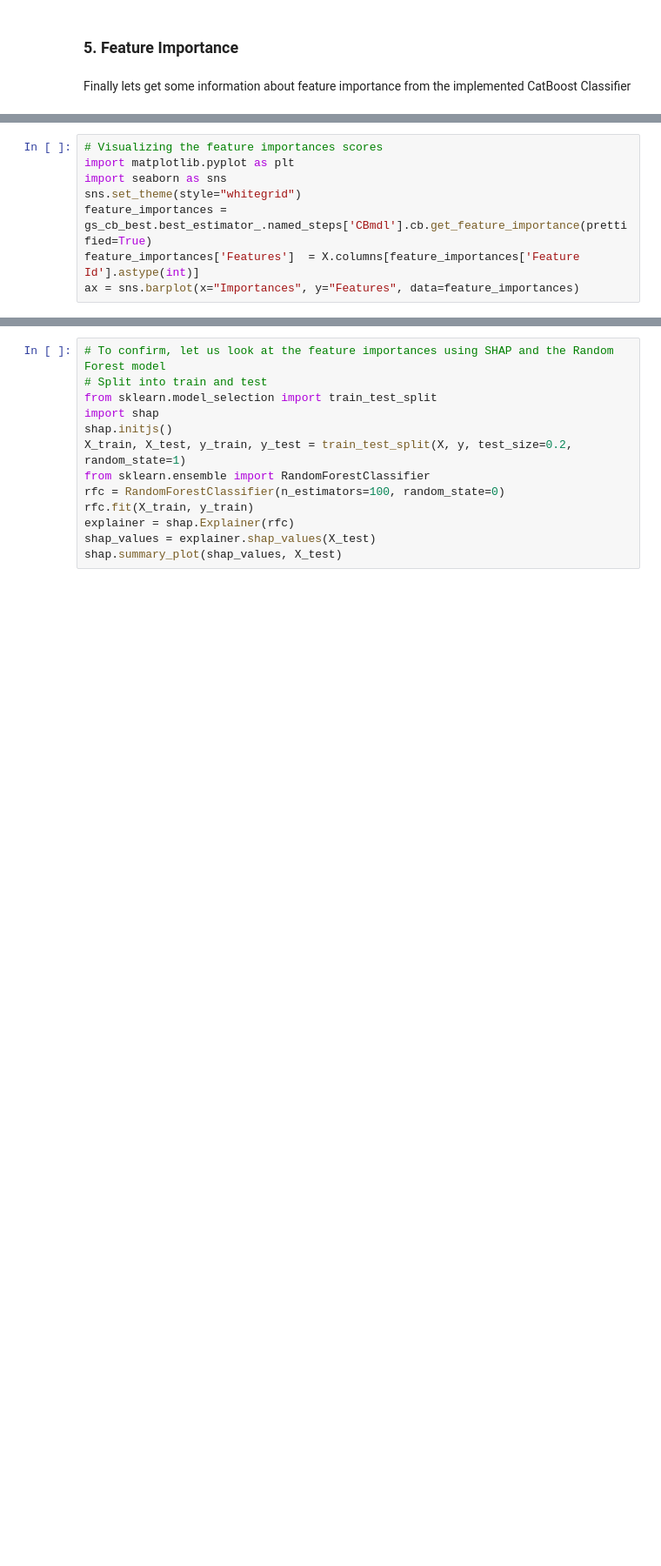
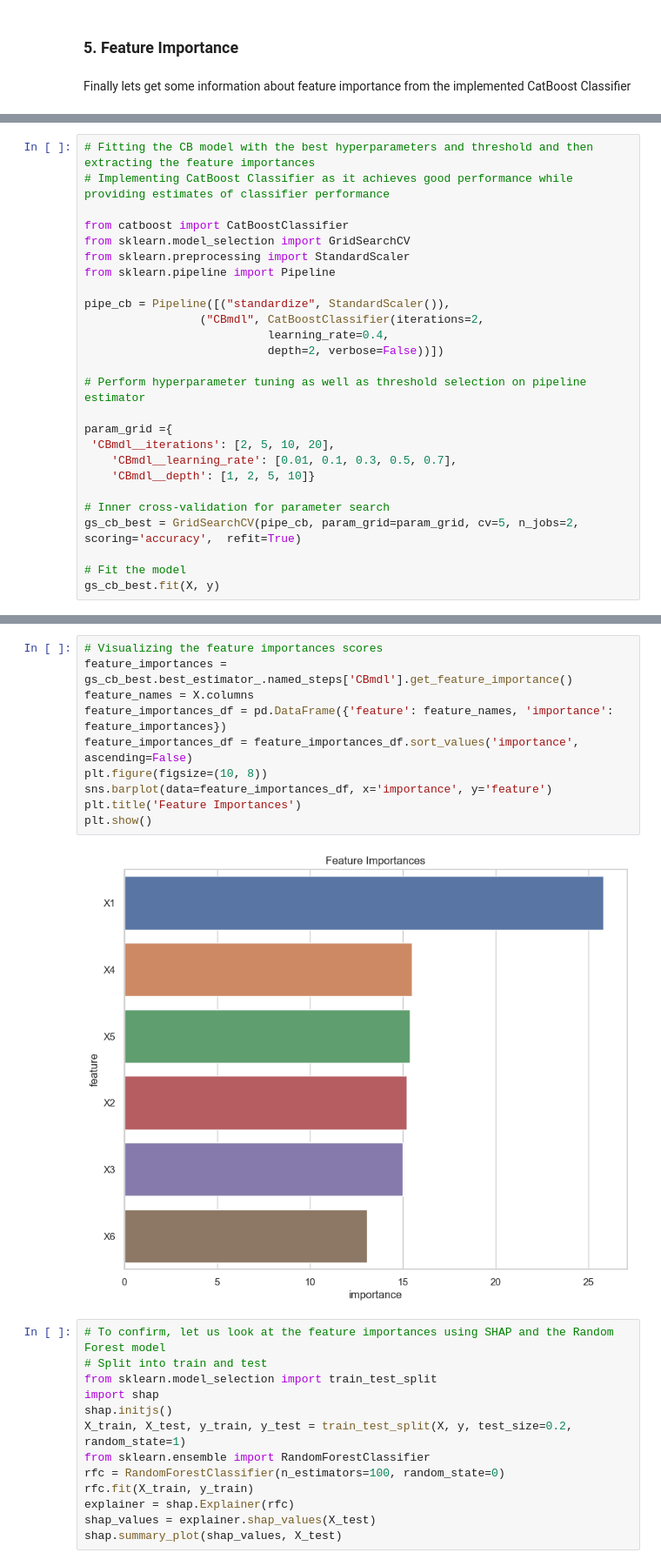
Before and after one commit to pradlanka/Apziva, a Jupyter notebook: fw9kjShd4x6PASAT/HappyCustomers.ipynb, the cells around one changed output, grey strips where cells are left out. Shown: that part at 87% size. Cells and saved outputs as stored; diff of their text form; blank space fills up the shorter version.

Commit message:
Finalized Model

```diff
--- a/fw9kjShd4x6PASAT/HappyCustomers.ipynb
+++ b/fw9kjShd4x6PASAT/HappyCustomers.ipynb
@@ -327,8 +472,0 @@ GridSearchCV(cv=5,
-# %%
-# Visualizing the feature importances scores
-import matplotlib.pyplot as plt
-import seaborn as sns
-sns.set_theme(style="whitegrid")
-feature_importances = gs_cb_best.best_estimator_.named_steps['CBmdl'].cb.get_feature_importance(prettified=True)
-feature_importances['Features']  = X.columns[feature_importances['Feature Id'].astype(int)]
-ax = sns.barplot(x="Importances", y="Features", data=feature_importances)
@@ -336,0 +473,26 @@ ax = sns.barplot(x="Importances", y="Features", data=feature_importances)
+# %%
+# Fitting the CB model with the best hyperparameters and threshold and then extracting the feature importances
+# Implementing CatBoost Classifier as it achieves good performance while providing estimates of classifier performance
+
+from catboost import CatBoostClassifier
+from sklearn.model_selection import GridSearchCV
+from sklearn.preprocessing import StandardScaler
+from sklearn.pipeline import Pipeline
+
+pipe_cb = Pipeline([("standardize", StandardScaler()),
+                 ("CBmdl", CatBoostClassifier(iterations=2,
+                           learning_rate=0.4,
+                           depth=2, verbose=False))])
+
+# Perform hyperparameter tuning as well as threshold selection on pipeline estimator
+
+param_grid ={
+ 'CBmdl__iterations': [2, 5, 10, 20],
+    'CBmdl__learning_rate': [0.01, 0.1, 0.3, 0.5, 0.7],
+    'CBmdl__depth': [1, 2, 5, 10]}
+
+# Inner cross-validation for parameter search
+gs_cb_best = GridSearchCV(pipe_cb, param_grid=param_grid, cv=5, n_jobs=2, scoring='accuracy',  refit=True)
+
+# Fit the model
+gs_cb_best.fit(X, y)
@@ -337,3 +509,15 @@ ax = sns.barplot(x="Importances", y="Features", data=feature_importances)
+# %%
+# Visualizing the feature importances scores
+feature_importances = gs_cb_best.best_estimator_.named_steps['CBmdl'].get_feature_importance()
+feature_names = X.columns
+feature_importances_df = pd.DataFrame({'feature': feature_names, 'importance': feature_importances})
+feature_importances_df = feature_importances_df.sort_values('importance', ascending=False)
+plt.figure(figsize=(10, 8))
+sns.barplot(data=feature_importances_df, x='importance', y='feature')
+plt.title('Feature Importances')
+plt.show()
+# %% [output]
+[figure, added]
 # %%
 # To confirm, let us look at the feature importances using SHAP and the Random Forest model
 # Split into train and test
```
Also changed, not shown: parts of 23 cells of this notebook.
